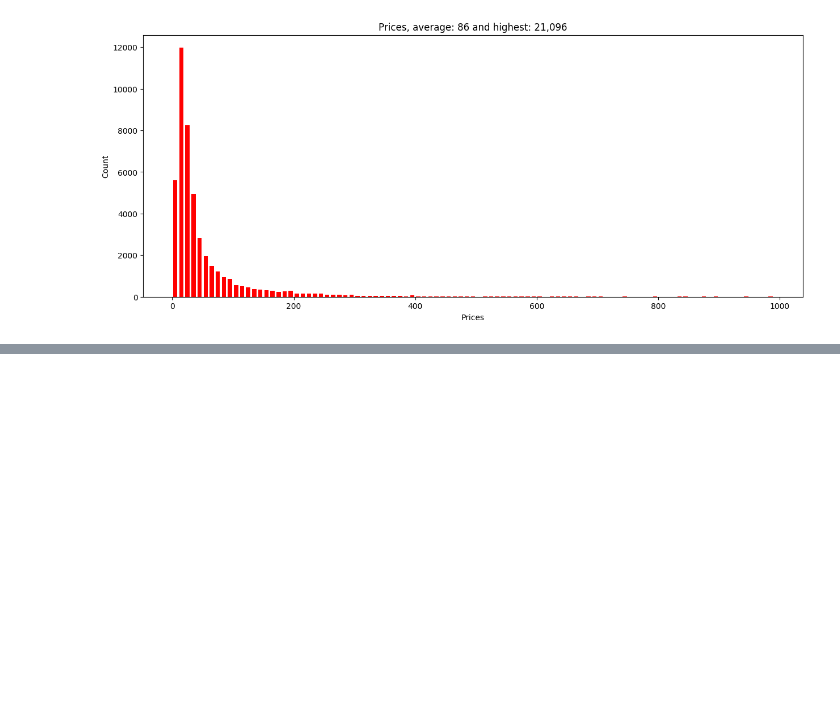
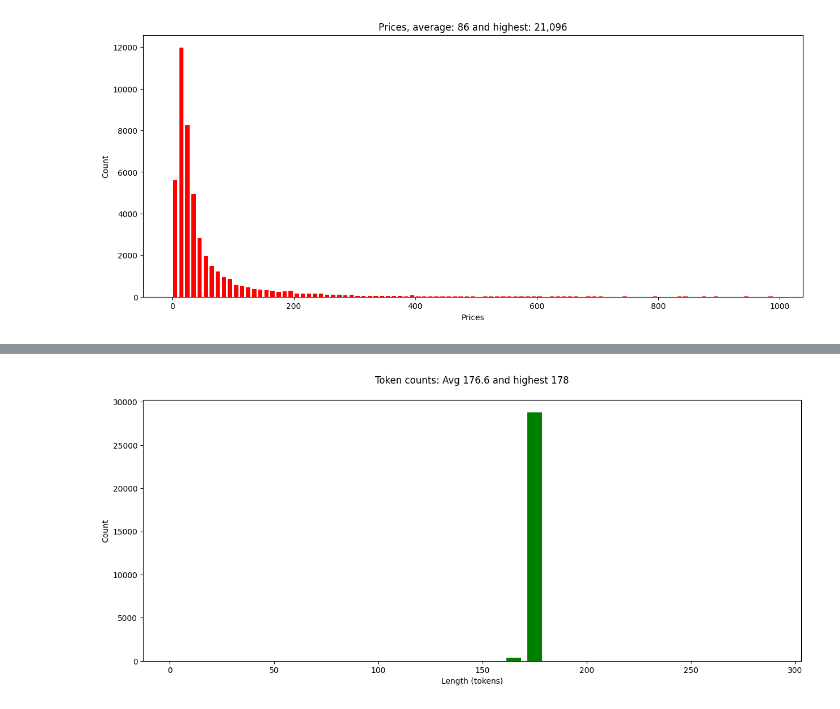
Before and after one commit to Soroushav/llm_basics, a Jupyter notebook: price_predict/main.ipynb, the cells around one changed output, grey strips where cells are left out. Saved outputs shown, nothing was run; the diff lists cells and outputs as text; code cells hidden in the pictures; blank space fills up the shorter version.

Commit message:
price predict project bugggg

```diff
--- a/price_predict/main.ipynb
+++ b/price_predict/main.ipynb
@@ -108,3 +88,16 @@ plt.hist(prices, rwidth=0.7, color="red", bins=range(0, 1000, 10))
 plt.show()
 # %% [output]
 [figure]
+# %%
+items = []
+for datapoint in dataset:
+    try:
+        price = float(datapoint["price"])
+        if price > 0:
+            item = Item(datapoint, price)
+            if item.include:
+                items.append(item)
+    except ValueError as e:
+        pass
+
+print(f"There are {len(items):,} items")
@@ -110,0 +124,12 @@ plt.show()
+# %%
+# Plot the distribution of token counts
+
+tokens = [item.token_count for item in items]
+plt.figure(figsize=(15, 6))
+plt.title(f"Token counts: Avg {sum(tokens)/len(tokens):,.1f} and highest {max(tokens):,}\n")
+plt.xlabel('Length (tokens)')
+plt.ylabel('Count')
+plt.hist(tokens, rwidth=0.7, color="green", bins=range(0, 300, 10))
+plt.show()
+# %% [output]
+[figure, added]
```
Also changed, not shown: parts of 9 cells of this notebook, 1 other file.
